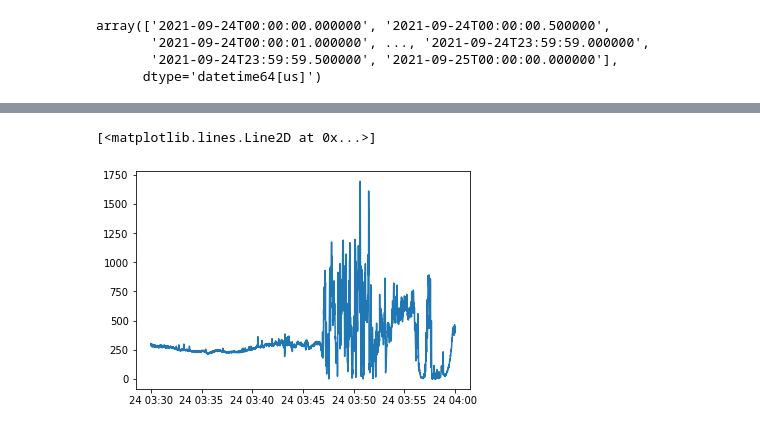
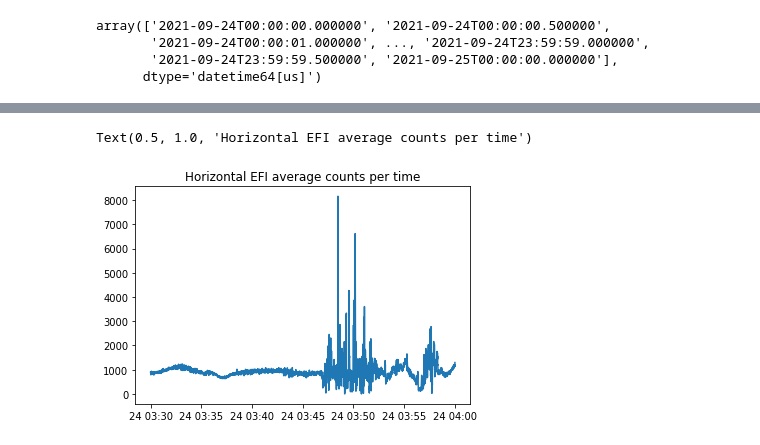
Before and after one commit to CassandraAuri/Physics_Work, a Jupyter notebook: tracisEvent1.ipynb, the cells around one changed output, grey strips where cells are left out. Cells and saved outputs as stored; diff of their text form; code cells hidden in the pictures.

```diff
--- a/tracisEvent1.ipynb
+++ b/tracisEvent1.ipynb
@@ -15,7 +15,7 @@ set_token(
 Token saved for https://vires.services/ows
 # %%
 # Replace 'your_file.cdf' with the path to your CDF file
-#cdf_file_path = r'C:\Users\1101w\Documents\GitHub\Physics_Work\tracisfolder\SW_OPER_EFICTISH1B_20210924T000000_20210924T235959_0201.cdf'
+cdf_file_path = 'tracisfolder\SW_OPER_EFIATISH1B_20210924T000000_20210924T235959_0201.cdf'
 # %%
 # Open the CDF file
 cdf_data = cdflib.CDF(cdf_file_path)
@@ -59,8 +60,8 @@ def find_closest_index(datetime_list, target_datetime):
     return np.argmin(time_deltas)
 
 # Find the closest indices
-closest_index_1 = find_closest_index(readable_dates, given_datetime_1)
-closest_index_2 = find_closest_index(readable_dates, given_datetime_2)
+closest_index_1 = find_closest_index(readable_dates, given_datetime_1_long)
+closest_index_2 = find_closest_index(readable_dates, given_datetime_2_long)
 
 start_index = min(closest_index_1, closest_index_2)
 end_index = max(closest_index_1, closest_index_2)
@@ -96,8 +97,9 @@ plt.pcolormesh(readable_dates, Erg_V[start_index, positions_above_5], Spec_V[ind
 # %%
-plt.plot(readable_dates, np.mean(Spec_H[indices_range].T[positions_above_5], axis=0))
+plt.plot(readable_dates, np.mean(Spec_H[indices_range].T, axis=0))
+plt.title("Horizontal EFI average counts per time")
 # %% [output]
-[<matplotlib.lines.Line2D at 0x...>]
+Text(0.5, 1.0, 'Horizontal EFI average counts per time')
-[figure, old version]
+[figure, new version]
 # %%
 tct_vars = [
     # Satellite velocity in NEC frame
```
Also changed, not shown: parts of 24 cells of this notebook, 3 other files.
